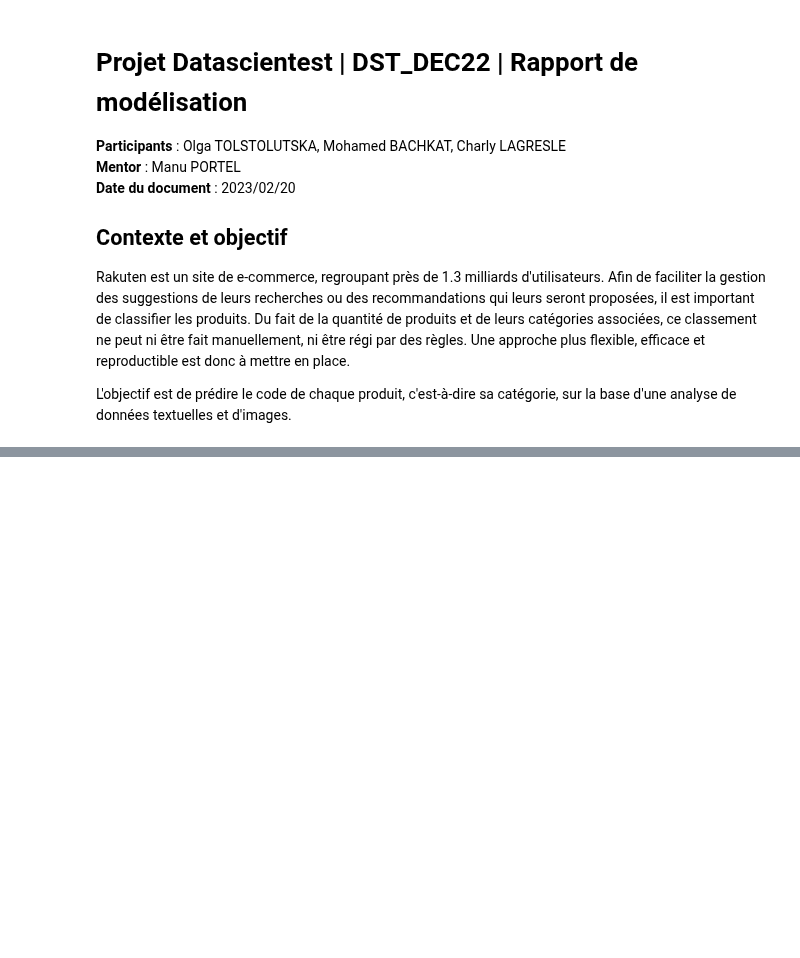
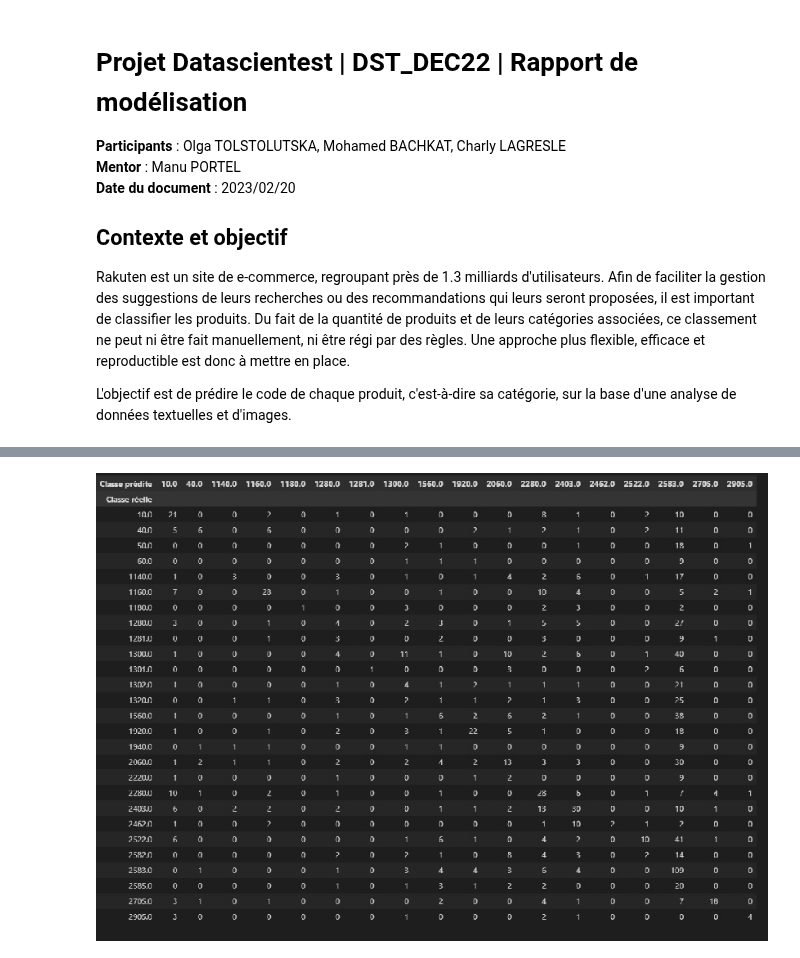
Before and after one commit to data-modelisation/rakuten, a Jupyter notebook: notebooks/exploratory_modelisation.ipynb, the cells around one changed output, grey strips where cells are left out. Saved outputs shown, nothing was run; the diff lists cells and outputs as text; code cells hidden in the pictures; blank space fills up the shorter version.

Commit message:
etoffer partie MO et matrice

```diff
--- a/notebooks/exploratory_modelisation.ipynb
+++ b/notebooks/exploratory_modelisation.ipynb
@@ -379,0 +125,5 @@ REMARQUE : cette partie sera complétée par la suite, les sorties du modèle re
+# %%
+from IPython.display import Image
+Image(filename="images/SVM-Matricedeconfusion.jpg")
+# %% [output]
+[figure, added]
```
Also changed, not shown: parts of 24 cells of this notebook.
